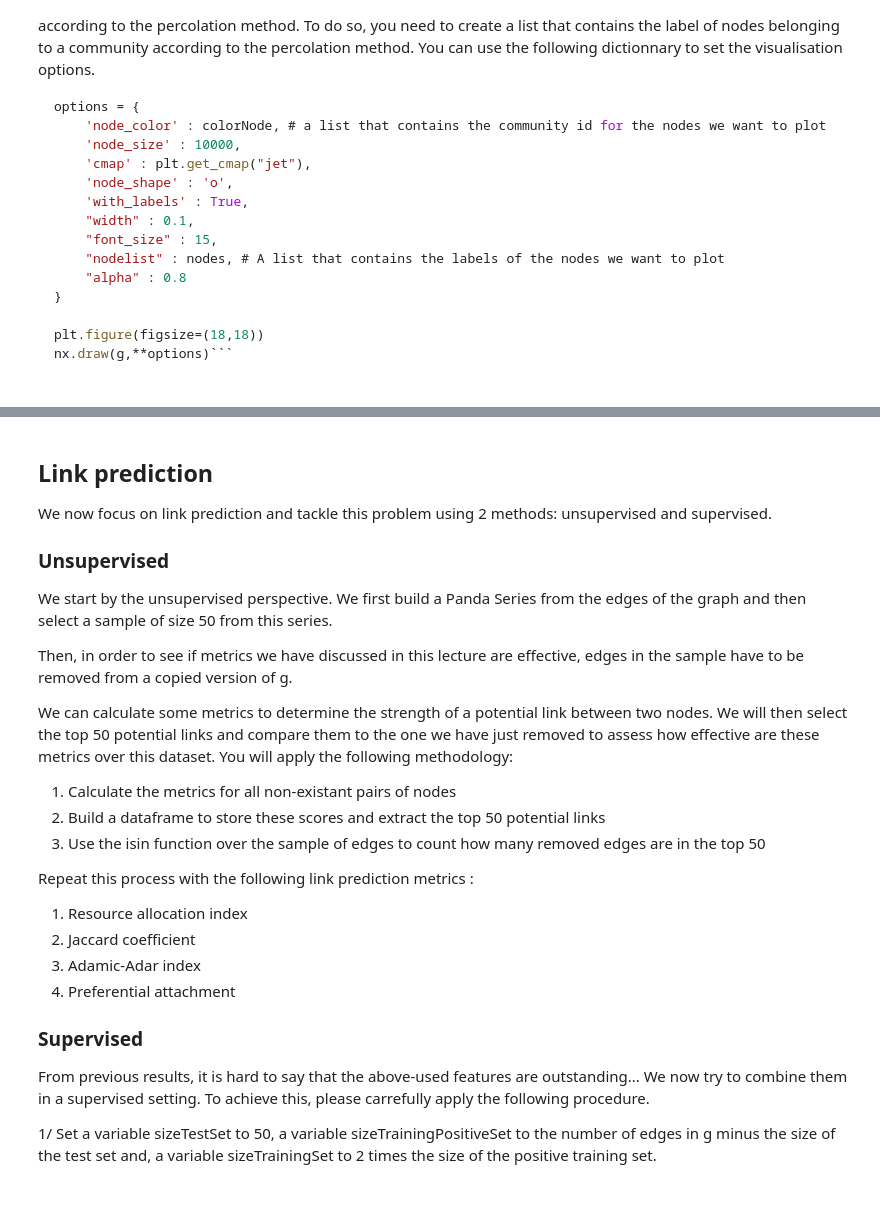
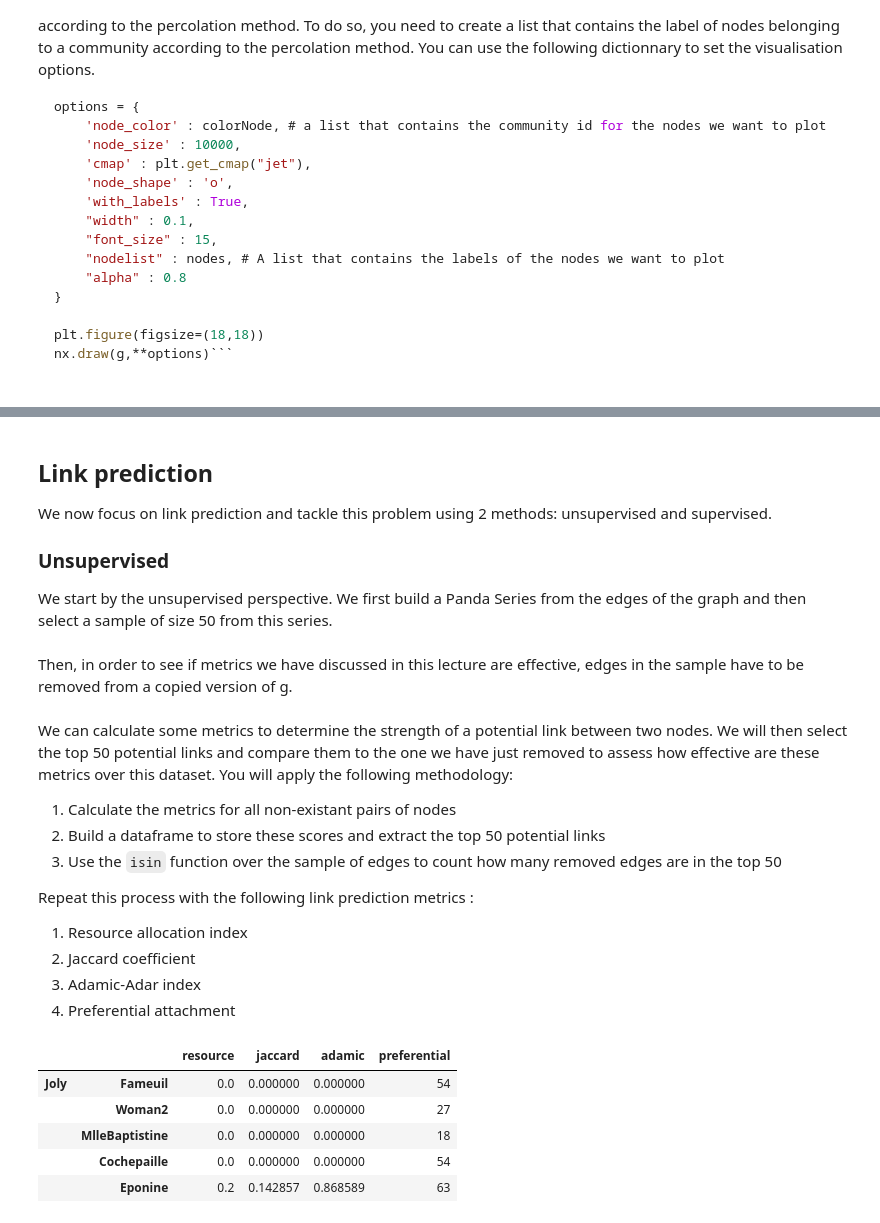
Before and after one commit to clementbosc/Web-Structure-Mining-Communities-and-Link-Prediction, a Jupyter notebook: notebook.ipynb, the cells around one changed output, grey strips where cells are left out. Drawn from its saved outputs; the diff is of its cells as text; code cells hidden in the pictures.

Commit message:
supervised and unsupervised methods

```diff
--- a/notebook.ipynb
+++ b/notebook.ipynb
@@ -34,0 +59,9 @@ Finally, for each community algorithm, you will add an attribute to each node of
+# %%
+res = {}
+partitions = {}
+for i in range(2, 6):
+    part = list(nxcommunity.asyn_fluidc(g, i))
+    res[i] = nxcommunity.quality.coverage(g, dictite_to_dict(part))
+    partitions[i] = part
+
+community['fluid'] = dictite_to_dict(partitions[max(res, key=res.get)])
@@ -53,0 +131,6 @@
+# %% [markdown]
+## Link prediction
+We now focus on link prediction and tackle this problem using 2 methods: unsupervised and supervised.
+
+### Unsupervised
+We start by the unsupervised perspective. We first build a Panda Series from the edges of the graph and then select a sample of size 50 from this series.
@@ -54,17 +141,16 @@
+# %% [markdown]
+Then, in order to see if metrics we have discussed in this lecture are effective, edges in the sample have to be removed from a copied version of g.
+# %%
+g2 = g.copy()
+
+for e in testSet:
+    g2.remove_edge(e[0], e[1])
 # %% [markdown]
-## Link prediction
-We now focus on link prediction and tackle this problem using 2 methods: unsupervised and supervised.
-
-### Unsupervised
-We start by the unsupervised perspective. We first build a Panda Series from the edges of the graph and then select a sample of size 50 from this series.
-
-Then, in order to see if metrics we have discussed in this lecture are effective, edges in the sample have to be removed from a copied version of g.
-
 We can calculate some metrics to determine the strength of a potential link between two nodes. We will then select the top 50 potential links and compare them to the one we have just removed to assess how effective are these metrics over this dataset. You will apply the following methodology:
 
 1. Calculate the metrics for all non-existant pairs of nodes
 2. Build a dataframe to store these scores and extract the top 50 potential links
-3. Use the isin function over the sample of edges to count how many removed edges are in the top 50
+3. Use the `isin` function over the sample of edges to count how many removed edges are in the top 50
 
 Repeat this process with the following link prediction metrics :
 
@@ -72,9 +158,22 @@ Repeat this process with the following link prediction metrics :
 2. Jaccard coefficient
 3. Adamic-Adar index
 4. Preferential attachment
-
-### Supervised
-
-From previous results, it is hard to say that the above-used features are outstanding... We now try to combine them in a supervised setting. To achieve this, please carrefully apply the following procedure.
-
-1/ Set a variable sizeTestSet to 50, a variable sizeTrainingPositiveSet to the number of edges in g minus the size of the test set and, a variable sizeTrainingSet to 2 times the size of the positive training set.
+# %%
+link_prediction_df = pd.DataFrame(
+    np.zeros((len(list(nx.non_edges(g2))), 4)),
+    columns=['resource', 'jaccard', 'adamic', 'preferential'],
+    index=pd.MultiIndex.from_tuples(list(nx.non_edges(g2)))) #nx.resource_allocation_index(g2, nx.non_edges(g2)))
+
+link_prediction_df['resource'] = pd.Series([x[2] for x in nx.resource_allocation_index(g2, nx.non_edges(g2))], index=link_prediction_df.index)
+link_prediction_df['jaccard'] = pd.Series([x[2] for x in nx.jaccard_coefficient(g2, nx.non_edges(g2))], index=link_prediction_df.index)
+link_prediction_df['adamic'] = pd.Series([x[2] for x in nx.adamic_adar_index(g2, nx.non_edges(g2))], index=link_prediction_df.index)
+link_prediction_df['preferential'] = pd.Series([x[2] for x in nx.preferential_attachment(g2, nx.non_edges(g2))], index=link_prediction_df.index)
+
+link_prediction_df.head()
+# %% [output]
+|  |  | resource | jaccard | adamic | preferential |
+| Joly | Fameuil | 0.0 | 0.000000 | 0.000000 | 54 |
+|  | Woman2 | 0.0 | 0.000000 | 0.000000 | 27 |
+|  | MlleBaptistine | 0.0 | 0.000000 | 0.000000 | 18 |
+|  | Cochepaille | 0.0 | 0.000000 | 0.000000 | 54 |
+|  | Eponine | 0.2 | 0.142857 | 0.868589 | 63 |
```
Also changed, not shown: parts of 32 cells of this notebook.
